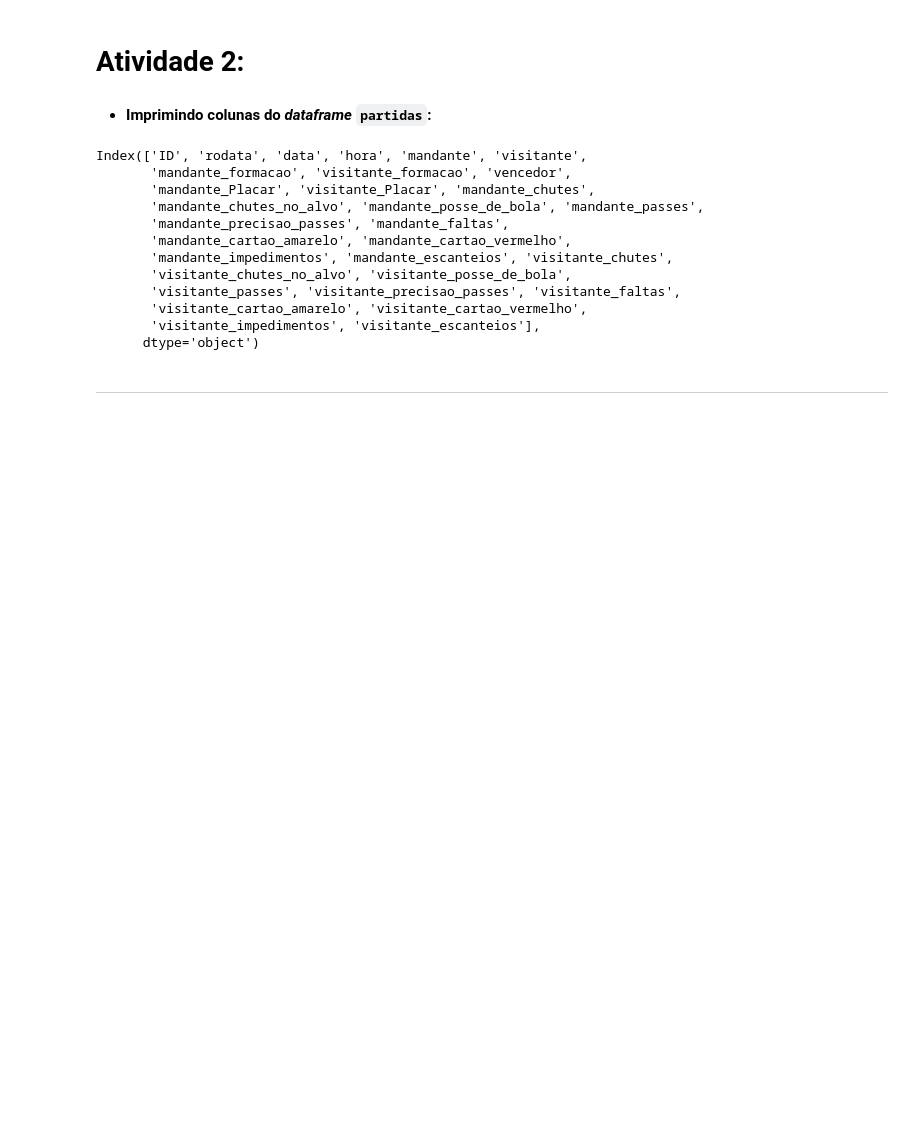
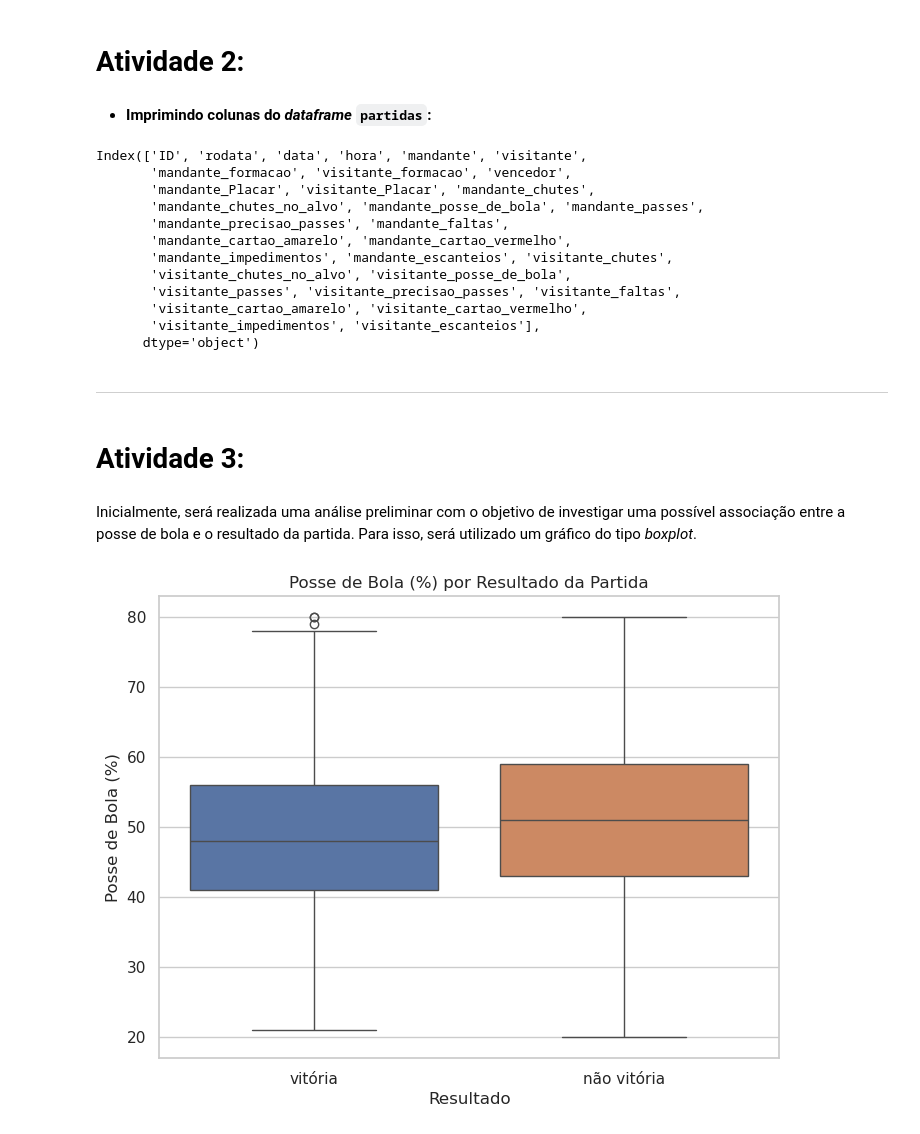
Before and after one commit to lucas-battisti/desafio-tecnico, a Jupyter notebook: notebook.ipynb, the cells around one changed output. Saved outputs shown, nothing was run; the diff lists cells and outputs as text; code cells hidden in the pictures; blank space fills up the shorter version.

Commit message:
Atividade 3

```diff
--- a/notebook.ipynb
+++ b/notebook.ipynb
@@ -284,13 +289,6 @@ df_estat_mandante, df_estat_visitante = (
     df_estat_mandante.add_prefix('mandante_'),
     df_estat_visitante.add_prefix('visitante_')
 )
-
-# Mudando de sufixo para prefixo
-df_full = df_full.rename(columns={
-    'formacao_mandante': 'mandante_formacao',
-    'formacao_visitante': 'visitante_formacao'
-})
-
 
 query = """
 SELECT *
@@ -306,6 +304,12 @@ LEFT JOIN
 
 df_partidas = pysqldf(query)
 
+# Mudando de sufixo para prefixo
+df_partidas = df_partidas.rename(columns={
+    'formacao_mandante': 'mandante_formacao',
+    'formacao_visitante': 'visitante_formacao'
+})
+
 # Removendo colunas redundantes
 df_partidas = df_partidas.drop(columns=[
     'mandante_partida_id',
@@ -334,3 +338,39 @@ Index(['ID', 'rodata', 'data', 'hora', 'mandante', 'visitante',
       dtype='object')
 # %% [markdown]
 ---
+# %% [markdown]
+# Atividade 3:
+# %% [markdown]
+Inicialmente, será realizada uma análise preliminar com o objetivo de investigar uma possível associação entre a posse de bola e o resultado da partida. Para isso, será utilizado um gráfico do tipo _boxplot_.
+# %%
+# Seleciona colunas necessárias
+df_query = df_estat[['partida_id', 'posse_de_bola', 'clube']].dropna()
+
+# Adiciona a informação de quem venceu cada partida
+df_query = df_query.merge(
+    df_full[['ID', 'vencedor']],
+    left_on='partida_id',
+    right_on='ID',
+    how='left'
+).drop(columns='ID')
+
+# Muda para poorcentagem
+df_query['posse_de_bola'] = df_query['posse_de_bola']*100
+
+# Ids de vitoria
+ids_vitoria = (df_query['clube'] == df_query['vencedor'])
+
+# Cria uma nova coluna para guardar a vitória ou não vitória do time
+df_query['resultado'] = 'não vitória'
+df_query.loc[ids_vitoria, 'resultado'] = 'vitória'
+# %%
+# Boxplot:
+sns.set(style="whitegrid")
+plt.figure(figsize=(8, 6))
+sns.boxplot(x='resultado', y='posse_de_bola', data=df_query, hue='resultado')
+plt.title('Posse de Bola (%) por Resultado da Partida')
+plt.xlabel('Resultado')
+plt.ylabel('Posse de Bola (%)')
+plt.show()
+# %% [output]
+[figure, added]
```
Also changed, not shown: parts of 36 cells of this notebook.
